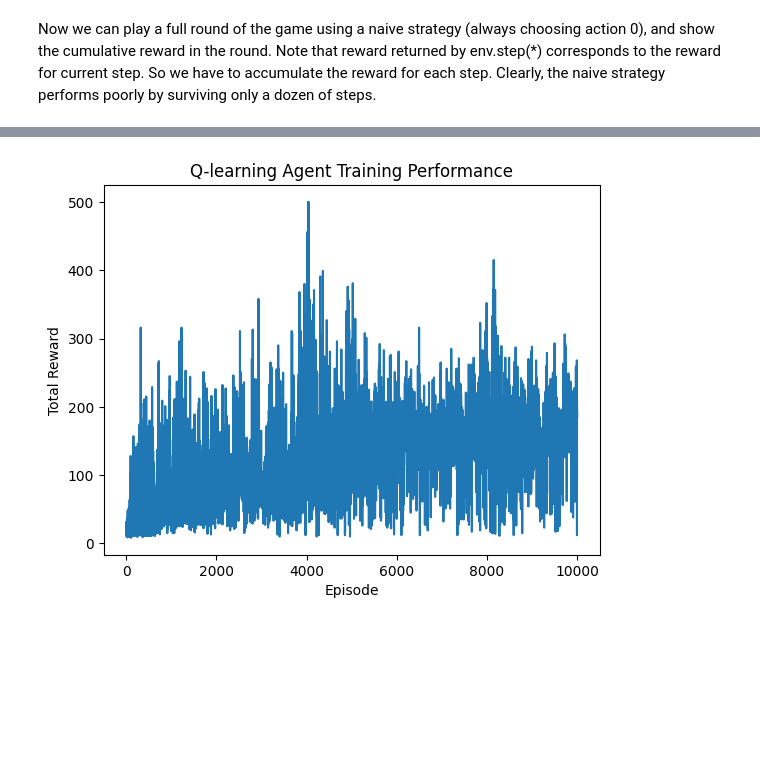
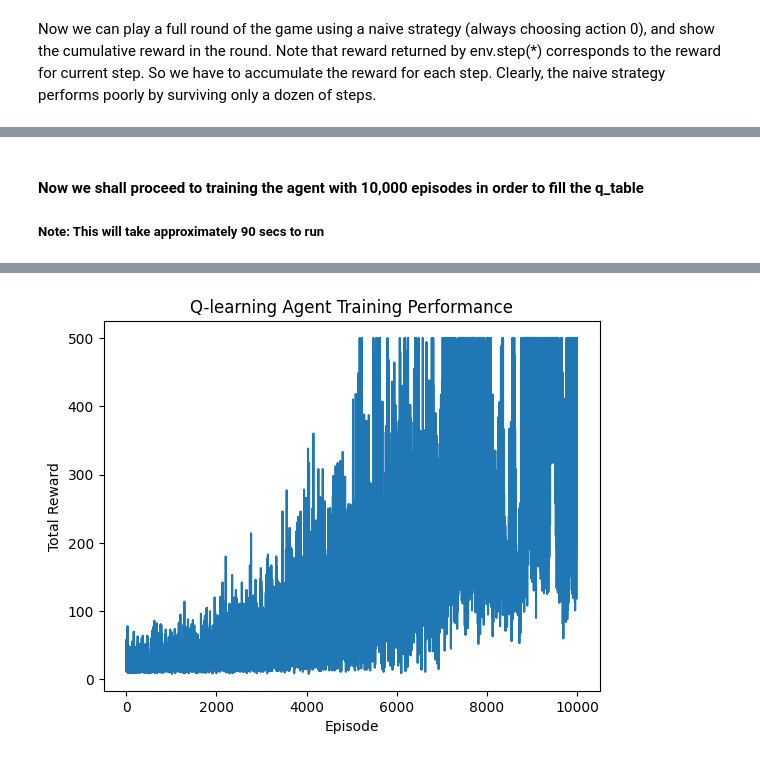
Before and after one commit to Izackyy/SC3000-AI, a Jupyter notebook: Assignment_1.ipynb, the cells around one changed output, grey strips where cells are left out. Cells and saved outputs as stored; diff of their text form; code cells hidden in the pictures; blank space fills up the shorter version.

```diff
--- a/Assignment_1.ipynb
+++ b/Assignment_1.ipynb
@@ -147,11 +157,20 @@ Cumulative reward for this round: 10.0
 # %%
-# Initialize environment
-env = gym.make("CartPole-v1")
-
 # Discretize the continuous observation space into bins
 state_bins = [
-    np.linspace(-4.8, 4.8, 15),     # Cart Position
-    np.linspace(-5, 5, 15),         # Cart Velocity
-    np.linspace(-0.418, 0.418, 15), # Pole Angle
-    np.linspace(-5, 5, 15)          # Pole Angular Velocity
+    np.linspace(-4.8, 4.8, 25),     # Cart Position
+    np.linspace(-5, 5, 25),         # Cart Velocity
+    np.linspace(-0.418, 0.418, 25), # Pole Angle
+    np.linspace(-5, 5, 25)          # Pole Angular Velocity
 ]
+
+# Function to discretize a continuous state
+def get_discrete_state(state):
+    discrete_state = []
+    for s, bins in zip(state, state_bins):
+        index = np.digitize(s, bins)
+        index = min(max(index, 0), len(bins))  # Clip to valid range
+        discrete_state.append(index)
+    return tuple(discrete_state)
+
+# Q-table initialization
+q_table = np.zeros([len(b) + 1 for b in state_bins] + [env.action_space.n])  # All entries initialized as 0
@@ -158,14 +202,4 @@ state_bins = [
 # %%
-# Function to discretize a continuous state
-def get_discrete_state(state):
-    discrete_state = []
-    for s, bins in zip(state, state_bins):
-        index = np.digitize(s, bins)
-        index = min(max(index, 0), len(bins))  # Clip to valid range
-        discrete_state.append(index)
-    return tuple(discrete_state)
-
-
 # Epsilon-greedy action selection
 def epsilon_greedy_action(state, epsilon):
     if np.random.random() < epsilon:
@@ -173,8 +207,6 @@ def epsilon_greedy_action(state, epsilon):
     else:
         return np.argmax(q_table[state])  # Exploit
 
-# Q-table initialization
-q_table = np.random.uniform(low=-1, high=1, size=([len(b) + 1 for b in state_bins] + [env.action_space.n]))
 
 def q_policy_agent(observation):
     discrete_state = get_discrete_state(observation)
@@ -190,6 +214,11 @@ episodes = 10000       # Training episodes
+# %% [markdown]
+<h4> Now we shall proceed to training the agent with 10,000 episodes in order to fill the q_table </h4>
+<h5> Note: This will take approximately 90 secs to run </h5>
 # %%
 # Training
 rewards = []
+total_mean_reward = 0
+epsilon_decay = (epsilon-epsilon_min)/(episodes*0.8)
 
 for episode in range(episodes):
     state = get_discrete_state(env.reset()[0])
@@ -213,14 +242,16 @@ for episode in range(episodes):
         total_reward += reward
 
     rewards.append(total_reward)
+    total_mean_reward += total_reward
 
     # Epsilon decay
     if epsilon > epsilon_min:
-        epsilon *= epsilon_decay
+        epsilon -= epsilon_decay
 
     # Print progress
-    if episode % 500 == 0:
-        print(f"Episode {episode}, Reward: {total_reward}, Epsilon: {epsilon:.3f}")
+    if episode % 500 == 0 and episode != 0:
+        print(f"Episode {episode}, Reward: {total_mean_reward/500}, Epsilon: {epsilon:.3f}")
+        total_mean_reward = 0
 
 # Plotting cumulative reward
 plt.plot(rewards)
@@ -252 +282 @@ Episode 9500, Reward: 194.0, Epsilon: 0.050
-[figure, old version]
+[figure, new version]
```
Also changed, not shown: parts of 23 cells of this notebook, 3 other files.
